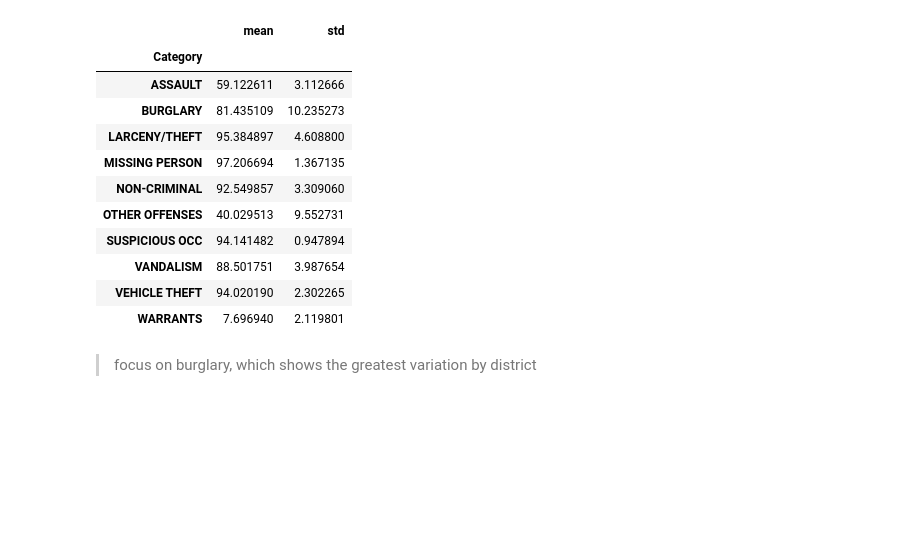
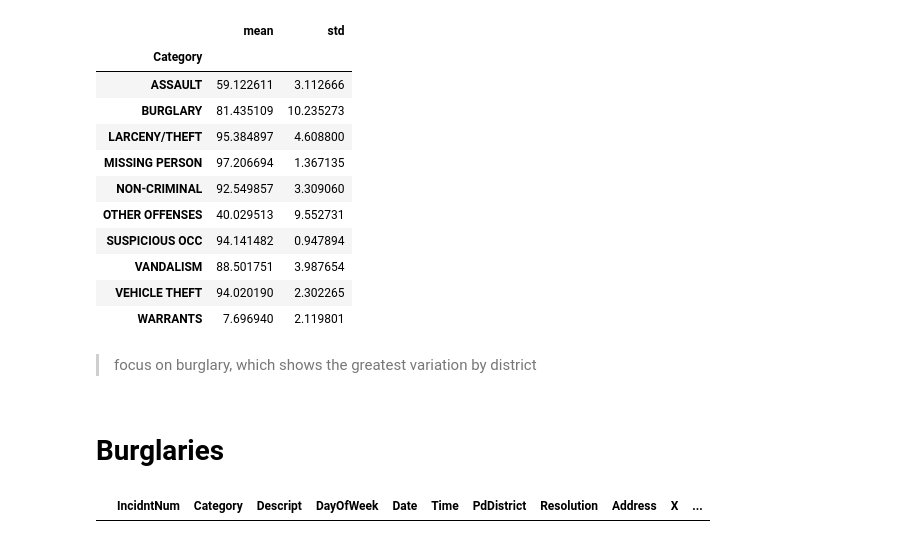
Before and after one commit to hadicodeuk/sf_crime_dataset, a Jupyter notebook: 2 Jupyter Notebook/sf_crime.ipynb, the cells around one changed output. Saved outputs shown, nothing was run; the diff lists cells and outputs as text; code cells hidden in the pictures; blank space fills up the shorter version.

Commit message:
Focus on burglaries

```diff
--- a/2 Jupyter Notebook/sf_crime.ipynb
+++ b/2 Jupyter Notebook/sf_crime.ipynb
@@ -366,3 +384,9 @@ df.groupby(by=['Category'])['Percentage without arrest'].agg(['mean','std'])
 | WARRANTS | 7.696940 | 2.119801 |
 # %% [markdown]
 > focus on burglary, which shows the greatest variation by district
+# %% [markdown]
+# Burglaries
+# %%
+df_sf[df_sf['Category']=='BURGLAR']
+# %% [output]
+|  | IncidntNum | Category | Descript | DayOfWeek | Date | Time | PdDistrict | Resolution | Address | X | ... |
```
Also changed, not shown: parts of 9 cells of this notebook.
